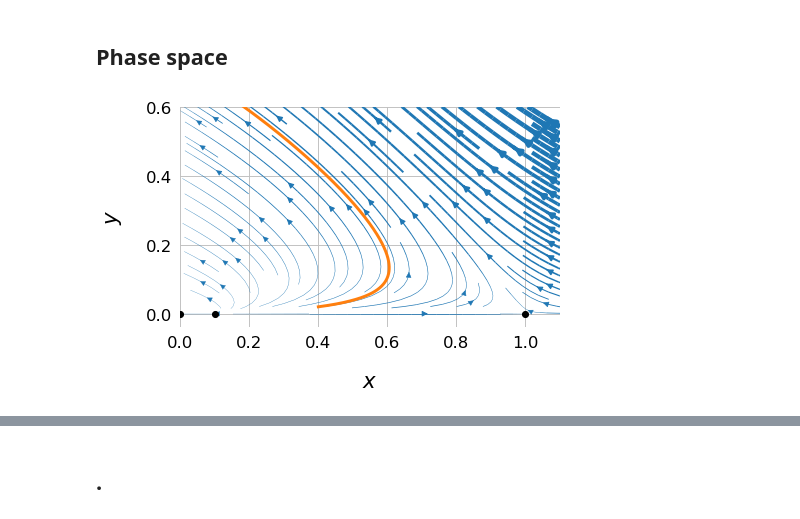
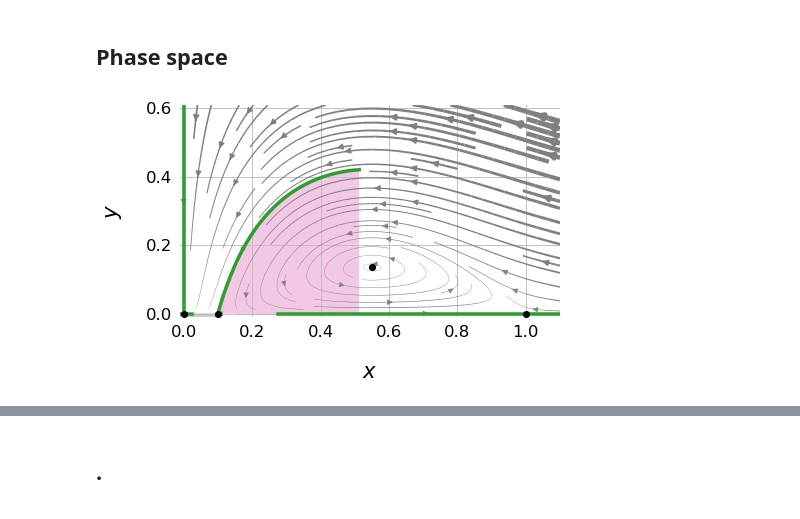
Before and after one commit to tfiers/strogatz, a Jupyter notebook: notebooks/3_Predator_prey.ipynb, the cells around one changed output, grey strips where cells are left out. Cells and saved outputs as stored; diff of their text form; code cells hidden in the pictures.

Commit message:
Sim and unstable inits (levelup)

```diff
--- a/notebooks/3_Predator_prey.ipynb
+++ b/notebooks/3_Predator_prey.ipynb
@@ -56,6 +56,9 @@ x,y,a,b,c,d = sp.symbols('x,y,a,b,c,d')
 
 def get_subs(cc=1):
      return dict(a=aa, b=bb, c=cc)
+
+def evaluate(expr, cc=1):
+    return expr.subs(get_subs(cc=cc))
 
 xdot_full = x * (x - a) * (1 - x) - b*x*y
 ydot_full = x*y - c*y - d
@@ -243,60 +246,78 @@ ax.set_aspect('equal');
 def eval_fp(c):
     return [[p[coord].evalf(2, subs=get_subs(c)) for coord in (x,y)] for p in fp]
 
-def get_grid(c):
-    x_grid, y_grid = np.meshgrid(np.linspace(0, 1.1, 200),
-                                 np.linspace(0, 0.6, 200),
+def get_grid(cc):
+    x_grid, y_grid = np.meshgrid(np.linspace(0, 1.10, 200),
+                                 np.linspace(0, 0.61, 200),
                                 )
-    xdot_np = sp.lambdify((x,y), xdot.subs(get_subs(cc=c)))
-    ydot_np = sp.lambdify((x,y), ydot.subs(get_subs(cc=c)))
+    xdot_np = sp.lambdify((x,y), xdot.subs(get_subs(cc=cc)))
+    ydot_np = sp.lambdify((x,y), ydot.subs(get_subs(cc=cc)))
 
     xdot_grid = xdot_np(x_grid, y_grid)
     ydot_grid = ydot_np(x_grid, y_grid)
 
     return x_grid, y_grid, xdot_grid, ydot_grid
 
 
-def sim2(c=0.4, x_0=0.4, y_0=0.02, fwd=True, t_span=(0.01, 30)):
-    xdot_np = sp.lambdify((x,y), xdot.subs(get_subs(cc=c)))
-    ydot_np = sp.lambdify((x,y), ydot.subs(get_subs(cc=c)))
+def sim2(cc=0.4, x0=0.4, y0=0.02, fwd=True, t_span=(0.001, 10)):
+    xdot_np = sp.lambdify((x,y), xdot.subs(get_subs(cc=cc)))
+    ydot_np = sp.lambdify((x,y), ydot.subs(get_subs(cc=cc)))
 
     def f(t, y):
         return [xdot_np(y[0], y[1]), ydot_np(y[0], y[1])]
 
-    t_span = (0.01, 30)
+    t_span = np.array(t_span)
+    # t_eval = np.linspace(*t_span, 1000)
+    t_eval = np.logspace(*np.log10(t_span), 1000)
     if not fwd:
-        t_span = reversed(t_span)
-    t_eval = np.logspace(*np.log10(t_span), 1000)
-    sol = solve_ivp(f, (t_eval[0], t_eval[-1]), [x_0, y_0], t_eval=t_eval)
+        t_span = -t_span
+        t_eval = -t_eval
+    t_span_arg = (t_eval[0], t_eval[-1])
+    sol = solve_ivp(f, t_span_arg, [x0, y0], t_eval=t_eval)
     return sol.t, sol.y[0,:], sol.y[1,:]
 
 
-def plot_traj(ax, **kwargs):
-    t, x, y = sim2(**kwargs)
-    ax.plot(x, y, 'C1')
+def get_unstable_inits(cc, eps=1e-2):
+    inits = []
+    for fp_num in range(4):
+        fp_i = fp[fp_num]
+        fp_x = evaluate(fp_i[x], cc)
+        fp_y = evaluate(fp_i[y], cc)
+        J_i = evaluate(J.subs(fp_i), cc)
+        if J_i.det()
+        for (evall, _, evecs) in J_i.eigenvects():
+            if (sp.im(evall) == 0) and (sp.re(evall) < 0):
+                evec = evecs[0]
+                inits.append(sp.Matrix([fp_x, fp_y]) + eps * evec)
+                inits.append(sp.Matrix([fp_x, fp_y]) - eps * evec)
+    return inits
 
 
-def plot_grid(c):
-    grid = get_grid(c)
-    fig, ax = streamplot(*grid, speed=1, lw_0=0.2, figsize=(6,4))
+def plot_grid(cc):
+    grid = get_grid(cc)
+    fig, ax = streamplot(*grid, speed=1, lw_0=0.2, figsize=(6,4), color='grey')
     xlim = ax.get_xlim()
     ylim = ax.get_ylim()
-    for x, y in eval_fp(c):
+    for x0, y0 in get_unstable_inits(cc):
+        _, x, y = sim2(cc=cc, x0=x0, y0=y0, fwd=False)
+        ax.plot(x, y, 'C2', lw=3)
+        ax.fill_between(x, y, alpha=0.4)
+        # ax.fill_betweenx(y, x, alpha=0.4)
+    for x, y in eval_fp(cc):
         ax.plot(x, y, 'k.')
-    ax.set_xlim(xlim)
-    ax.set_ylim(ylim)
+    ax.set_xlim(-0.01, xlim[-1])
+    ax.set_ylim(-0.01, ylim[-1])
     ax.set_xlabel('$x$')
     ax.set_ylabel('$y$')
     return fig, ax
 
 
 def phase_filename(cc):
+    cc = float(cc)
     return f'phase_space_{cc:.2f}'.replace('.','')
 
-
-cc = 0
-fig, ax = plot_grid(c=cc)
-plot_traj(ax, c=cc)
+cc = 0.55
+fig, ax = plot_grid(cc=cc)
 save(fig, phase_filename(cc))
 # %% [output]
-[figure, old version]
+[figure, new version]
```
Also changed, not shown: parts of 17 cells of this notebook, 18 other files.
